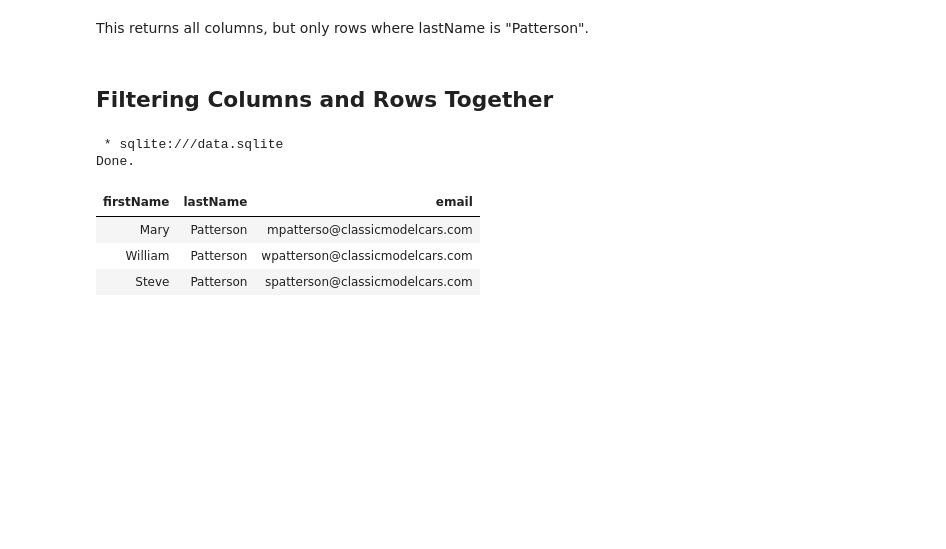
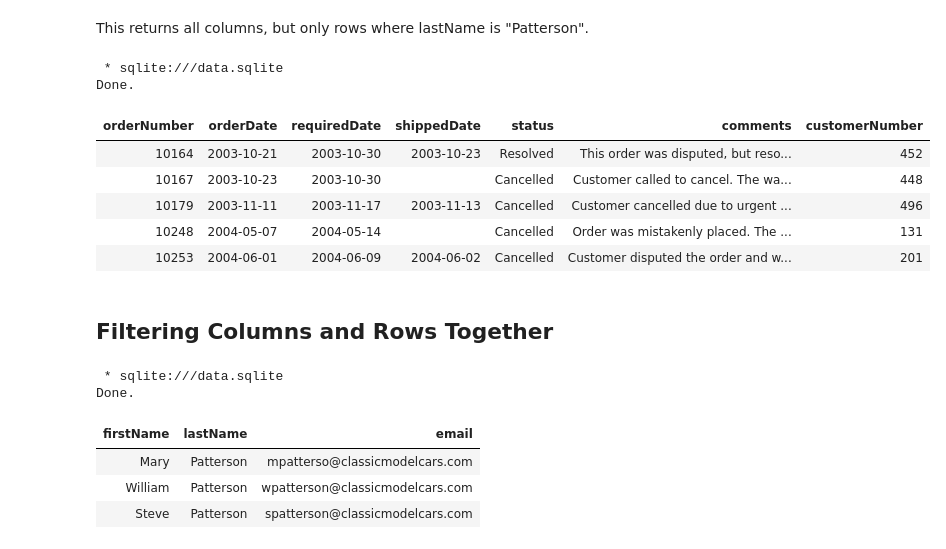
Before and after one commit to karusamuel/intro_to_sql, a Jupyter notebook: index.ipynb, the cells around one changed output. Cells and saved outputs as stored; diff of their text form; code cells hidden in the pictures; blank space fills up the shorter version.

```diff
--- a/index.ipynb
+++ b/index.ipynb
@@ -685,6 +757,18 @@ Done.
 | 1216 | Patterson | Steve | x4334 | spatterson@classicmodelcars.com | 2 | 1143 | Sales Rep |
 # %% [markdown]
 This returns all columns, but only rows where lastName is "Patterson".
+# %%
+%%sql
+SELECT * FROM orders WHERE  NOT status="Shipped" LIMIT 5
+# %% [output]
+ * sqlite:///data.sqlite
+Done.
+| orderNumber | orderDate | requiredDate | shippedDate | status | comments | customerNumber |
+| 10164 | 2003-10-21 | 2003-10-30 | 2003-10-23 | Resolved | This order was disputed, but reso... | 452 |
+| 10167 | 2003-10-23 | 2003-10-30 |  | Cancelled | Customer called to cancel. The wa... | 448 |
+| 10179 | 2003-11-11 | 2003-11-17 | 2003-11-13 | Cancelled | Customer cancelled due to urgent ... | 496 |
+| 10248 | 2004-05-07 | 2004-05-14 |  | Cancelled | Order was mistakenly placed. The ... | 131 |
+| 10253 | 2004-06-01 | 2004-06-09 | 2004-06-02 | Cancelled | Customer disputed the order and w... | 201 |
 # %% [markdown]
 ## Filtering Columns and Rows Together
 # %%
```
Also changed, not shown: parts of 12 cells of this notebook.
